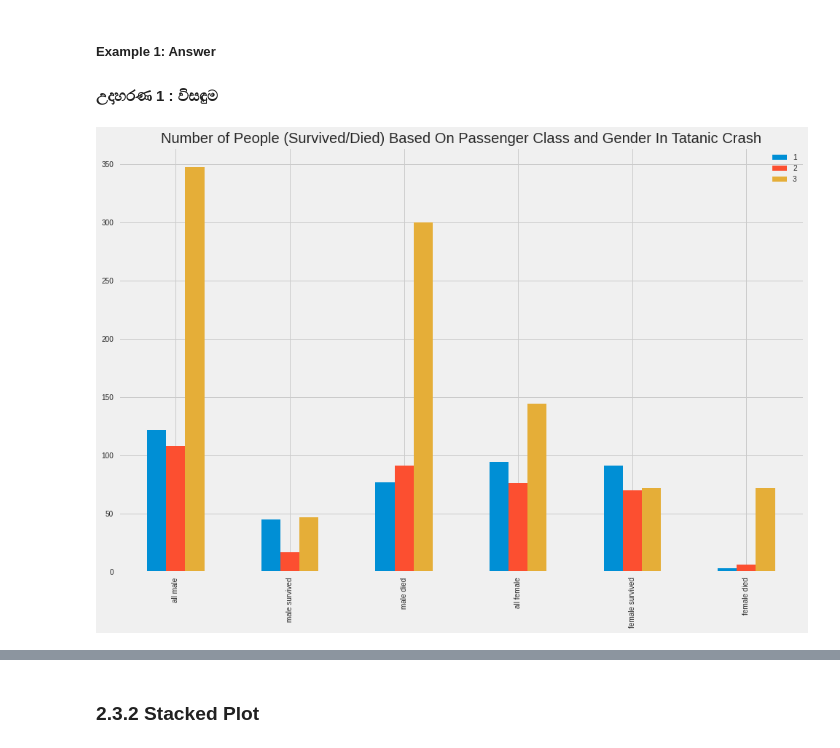
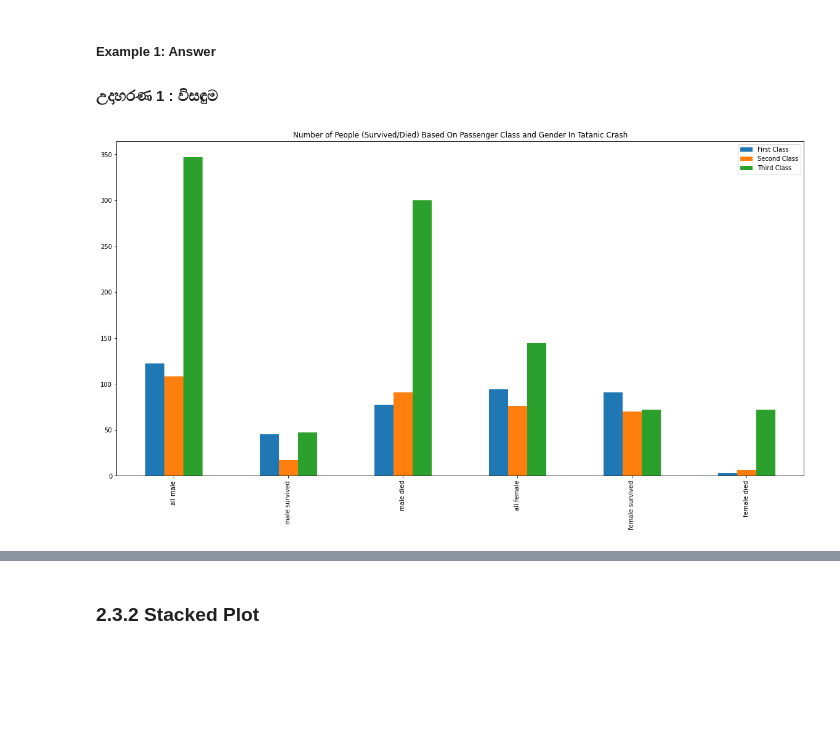
Before and after one commit to GPrathap/pythonII, a Jupyter notebook: sec_matplotlib/matplotlib.ipynb, the cells around one changed output, grey strips where cells are left out. Cells and saved outputs as stored; diff of their text form; code cells hidden in the pictures; blank space fills up the shorter version.

```diff
--- a/sec_matplotlib/matplotlib.ipynb
+++ b/sec_matplotlib/matplotlib.ipynb
@@ -595,21 +602,24 @@ If you want to plot Grouped barplots then use seaborn package using hue='groupCo
 ##### **Example 1**: Answer
 #### උදාහරණ 1 : විසඳුම
 # %%
-df_plot.style.use('fivethirtyeight')
-female = titanic_data.loc[titanic_data['Sex']=='female',:]['Pclass'].value_counts()
-male   = titanic_data.loc[titanic_data['Sex']=='male',:]['Pclass'].value_counts()
+import pandas as pd
+titanic_data = pd.read_csv('/content/sample_data/titanic.csv')
 
-female_survived = titanic_data.loc[(titanic_data['Sex']=='female') & (titanic_data['Survived']==1),:]['Pclass'].value_counts()
-male_survived = titanic_data.loc[(titanic_data['Sex']=='male') & (titanic_data['Survived']==1),:]['Pclass'].value_counts()
+male_died = titanic_data.loc[(titanic_data['Sex']=='male') & (titanic_data['Survived']==0),['Pclass']].value_counts()
+male_survived = titanic_data.loc[(titanic_data['Sex']=='male') & (titanic_data['Survived']==1),['Pclass']].value_counts()
+male   = titanic_data.loc[titanic_data['Sex']=='male',['Pclass']].value_counts()
 
-female_died = titanic_data.loc[(titanic_data['Sex']=='female') & (titanic_data['Survived']==0),:]['Pclass'].value_counts()
-male_died = titanic_data.loc[(titanic_data['Sex']=='male') & (titanic_data['Survived']==0),:]['Pclass'].value_counts()
+
+female_died = titanic_data.loc[(titanic_data['Sex']=='female') & (titanic_data['Survived']==0),['Pclass']].value_counts()
+female_survived = titanic_data.loc[(titanic_data['Sex']=='female') & (titanic_data['Survived']==1),['Pclass']].value_counts()
+female = titanic_data.loc[titanic_data['Sex']=='female',['Pclass']].value_counts()
+
 
 df_plot  = pd.DataFrame([male,male_survived,male_died,female,female_survived,female_died])
 df_plot.index=['all male','male survived','male died','all female','female survived','female died']
 
 # Plot
-df_plot.plot(kind='bar',stacked=False, figsize=(15,10) ,
-             title='Number of People (Survived/Died) Based On Passenger Class and Gender In Tatanic Crash');
+ax = df_plot.plot(kind='bar',stacked=False, figsize=(20,10) ,title='Number of People (Survived/Died) Based On Passenger Class and Gender In Tatanic Crash');
+ax.legend(['First Class', 'Second Class','Third Class']);
 # %% [output]
-[figure, old version]
+[figure, new version]
```
Also changed, not shown: parts of 26 cells of this notebook.
